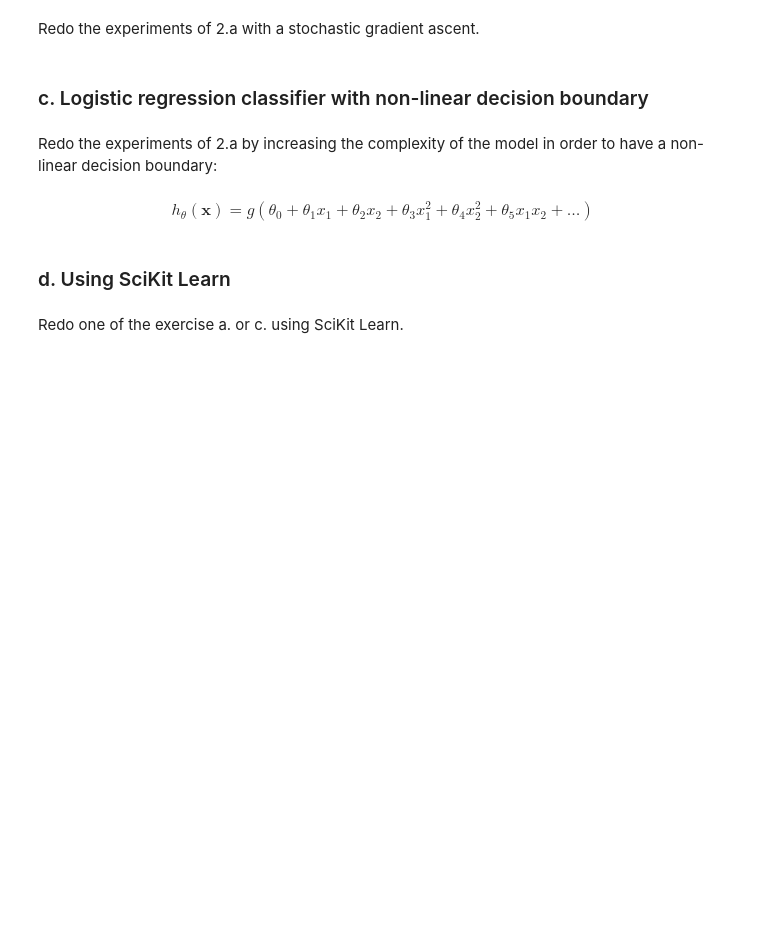
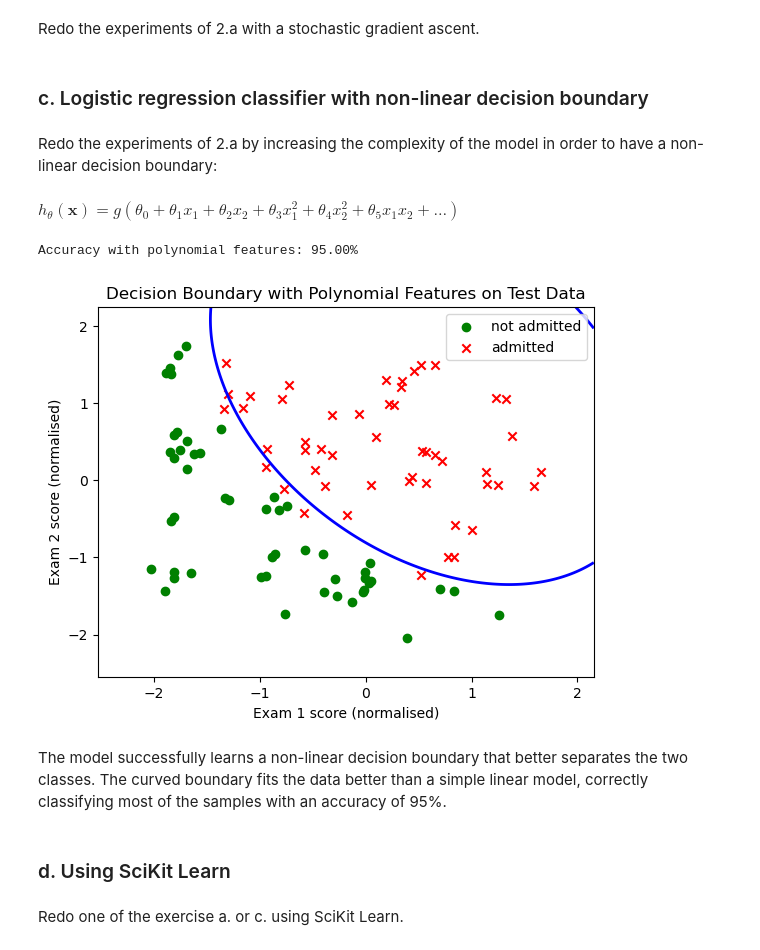
Before and after one commit to evarayHEIG/machle_labs, a Jupyter notebook: pw6/ex1-logistic-regression/ex1-logistic-regression-stud.ipynb, the cells around one changed output. Saved outputs shown, nothing was run; the diff lists cells and outputs as text; code cells hidden in the pictures; blank space fills up the shorter version.

```diff
--- a/pw6/ex1-logistic-regression/ex1-logistic-regression-stud.ipynb
+++ b/pw6/ex1-logistic-regression/ex1-logistic-regression-stud.ipynb
@@ -237,9 +237,64 @@ Redo the experiments of 2.a with a stochastic gradient ascent.
 # %% [markdown]
 Redo the experiments of 2.a by increasing the complexity of the model in order to have a non-linear decision boundary:
 # %% [markdown]
-<center>$h_{\theta}(\mathbf{x}) = g(\theta_{0} + \theta_{1} x_{1} + \theta_{2} x_{2} + \theta_{3} x_{1}^{2} + \theta_{4} x_{2}^{2} + \theta_{5} x_{1}x_{2} + \ldots)$</center>
+$h_{\theta}(\mathbf{x}) = g(\theta_{0} + \theta_{1} x_{1} + \theta_{2} x_{2} + \theta_{3} x_{1}^{2} + \theta_{4} x_{2}^{2} + \theta_{5} x_{1}x_{2} + \ldots)$
 # %%
 # Your code here
+
+train_file = 'student-dataset-train.csv'
+test_file = 'student-dataset-test.csv'
+
+x_train_raw, y_train_raw = read(train_file)
+x_test_raw, y_test_raw = read(test_file)
+# Split the features into separate variables
+x1, x2 = x_train_raw[:, 0], x_train_raw[:, 1]
+x1_test, x2_test = x_test_raw[:, 0], x_test_raw[:, 1]
+
+# Normalize features
+X1, mu1, sigma1 = normalize(x1)
+X2, mu2, sigma2 = normalize(x2)
+X1_test, _, _ = normalize(x1_test, mu1, sigma1)
+X2_test, _, _ = normalize(x2_test, mu2, sigma2)
+
+# Create polynomial features
+X_train_poly = np.column_stack((np.ones(x_train_raw.shape[0]),X1, X2, X1**2, X2**2, X1*X2))
+X_test_poly = np.column_stack((np.ones(x_test_raw.shape[0]),X1_test, X2_test, X1_test**2, X2_test**2, X1_test*X2_test))
+
+# Train logistic regression model on polynomial features
+theta_poly, J_poly = gradient_ascent(X_train_poly, y_train_raw, learning_rate=0.001, num_epoch=2000000)
+
+# Predict and evaluate accuracy on test set
+y_pred_poly = predict(X_test_poly, theta_poly)
+accuracy_poly = np.mean(y_pred_poly == y_test_raw)
+print(f"Accuracy with polynomial features: {accuracy_poly * 100:.2f}%")
+# %% [output]
+Accuracy with polynomial features: 95.00%
+# %%
+plt.scatter(X_test_poly[y_test_raw==0][:,1], X_test_poly[y_test_raw==0][:,2], color='green', label='not admitted')
+plt.scatter(X_test_poly[y_test_raw==1][:,1], X_test_poly[y_test_raw==1][:,2], marker='x', color='red', label='admitted')
+
+# Grid for decision boundary
+x1_min, x1_max = X_test_poly[:,1].min()-0.5, X_test_poly[:,1].max()+0.5
+x2_min, x2_max = X_test_poly[:,2].min()-0.5, X_test_poly[:,2].max()+0.5
+grid_x1, grid_x2 = np.meshgrid(np.linspace(x1_min, x1_max, 200), np.linspace(x2_min, x2_max, 200))
+
+# Compute decision boundary
+z = (theta_poly[0] + theta_poly[1] * grid_x1 + theta_poly[2] * grid_x2 +
+     theta_poly[3] * grid_x1**2 + theta_poly[4] * grid_x2**2 +
+     theta_poly[5] * grid_x1 * grid_x2)
+decision_boundary = sigmoid(z)
+
+# Plot decision boundary
+plt.contour(grid_x1, grid_x2, decision_boundary, levels=[0.5], linewidths=2, colors='blue')
+plt.xlabel('Exam 1 score (normalised)')
+plt.ylabel('Exam 2 score (normalised)')
+plt.title('Decision Boundary with Polynomial Features on Test Data')
+plt.legend()
+plt.show()
+# %% [output]
+[figure, added]
+# %% [markdown]
+The model successfully learns a non-linear decision boundary that better separates the two classes. The curved boundary fits the data better than a simple linear model, correctly classifying most of the samples with an accuracy of 95%.
 # %% [markdown]
 ### d. Using SciKit Learn
 # %% [markdown]
```
Also changed, not shown: parts of 6 cells of this notebook.
